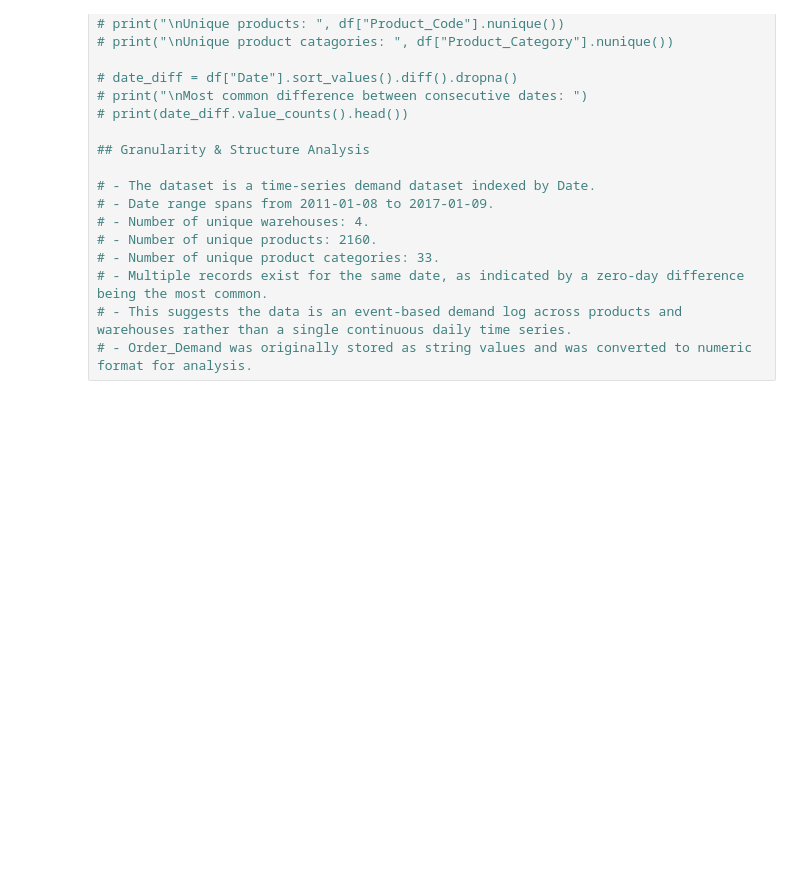
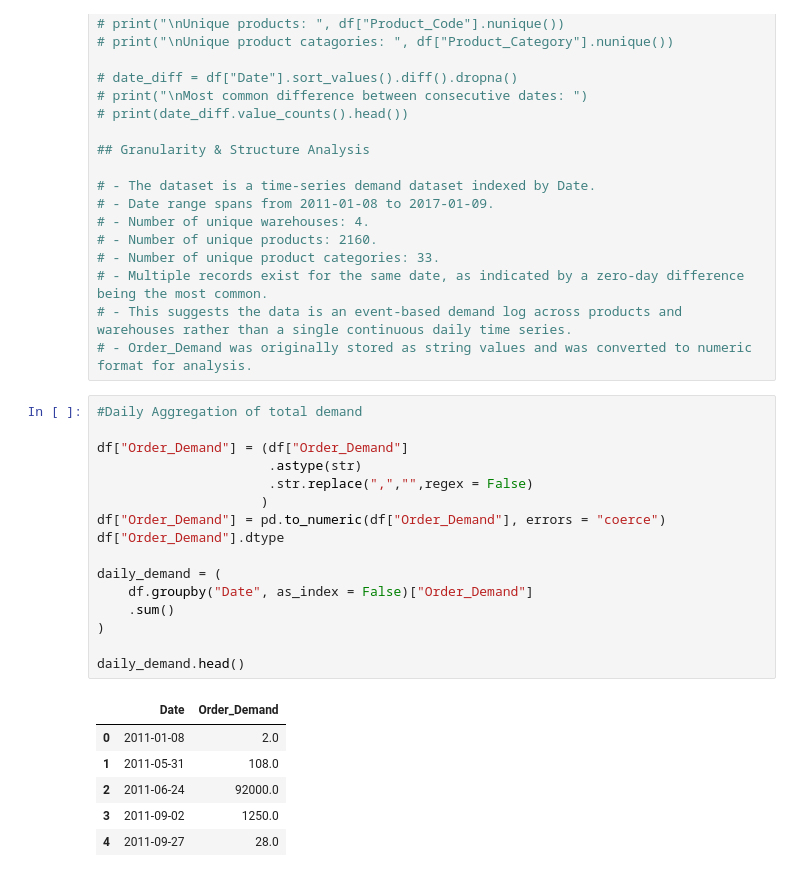
Before and after one commit to Jenish045/drift-aware-demand-forecasting-ml, a Jupyter notebook: notebooks/01_data_overview.ipynb, the cells around one changed output. Saved outputs shown, nothing was run; the diff lists cells and outputs as text; blank space fills up the shorter version.

```diff
--- a/notebooks/01_data_overview.ipynb
+++ b/notebooks/01_data_overview.ipynb
@@ -69,3 +69,26 @@ df.isnull().sum
 # - Multiple records exist for the same date, as indicated by a zero-day difference being the most common.
 # - This suggests the data is an event-based demand log across products and warehouses rather than a single continuous daily time series.
 # - Order_Demand was originally stored as string values and was converted to numeric format for analysis.
+# %%
+#Daily Aggregation of total demand
+
+df["Order_Demand"] = (df["Order_Demand"]
+                      .astype(str)
+                      .str.replace(",","",regex = False)
+                     )
+df["Order_Demand"] = pd.to_numeric(df["Order_Demand"], errors = "coerce")
+df["Order_Demand"].dtype
+
+daily_demand = (
+    df.groupby("Date", as_index = False)["Order_Demand"]
+    .sum()
+)
+
+daily_demand.head()
+# %% [output]
+|  | Date | Order_Demand |
+| 0 | 2011-01-08 | 2.0 |
+| 1 | 2011-05-31 | 108.0 |
+| 2 | 2011-06-24 | 92000.0 |
+| 3 | 2011-09-02 | 1250.0 |
+| 4 | 2011-09-27 | 28.0 |
```
Also changed, not shown: parts of 1 cell of this notebook.
